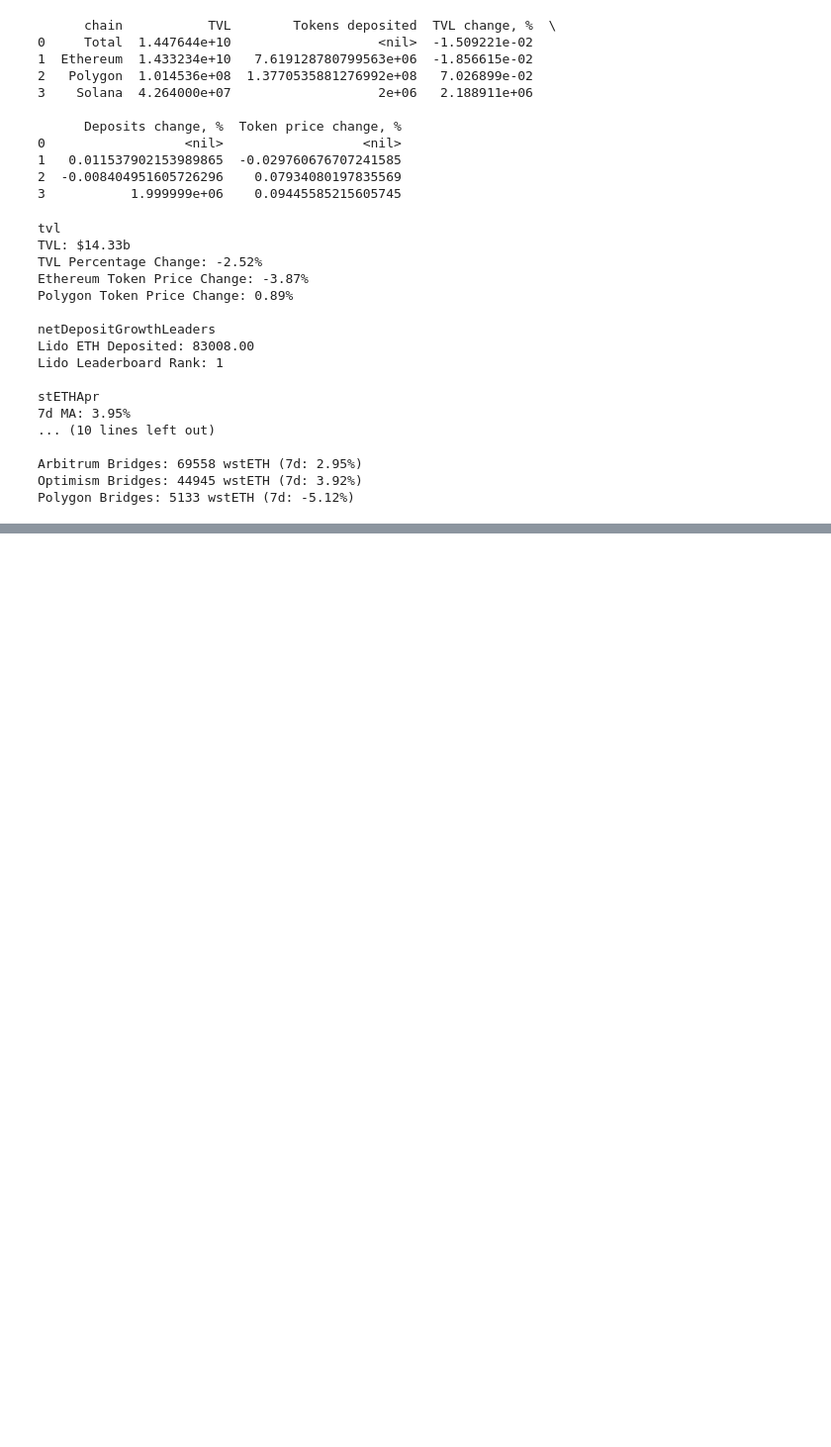
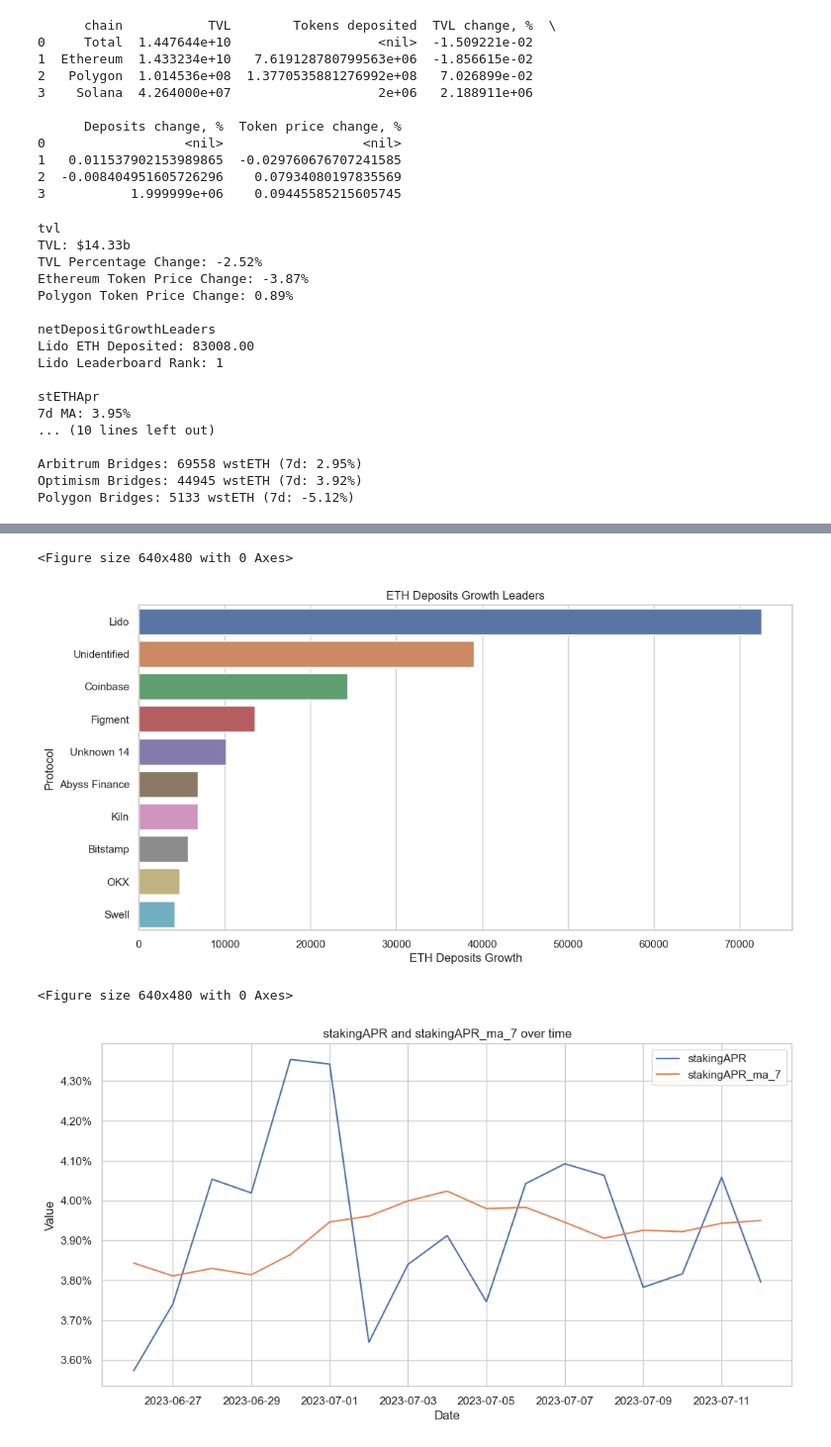
Before and after one commit to lidofinance/analytics-digest-helper, a Jupyter notebook: dune_testing.ipynb, the cells around one changed output, grey strips where cells are left out. Shown: that part at 99% size. Drawn from its saved outputs; the diff is of its cells as text; code cells hidden in the pictures; blank space fills up the shorter version.

Commit message:
Graphs

```diff
--- a/dune_testing.ipynb
+++ b/dune_testing.ipynb
@@ -311,6 +313,9 @@ stETHApr
 Arbitrum Bridges: 69558 wstETH (7d: 2.95%)
 Optimism Bridges: 44945 wstETH (7d: 3.92%)
 Polygon Bridges: 5133 wstETH (7d: -5.12%)
+# %%
+with open('dune_data.pkl', 'rb') as f:
+    res = pickle.load(f)
 # %%
 from langchain.chat_models import ChatOpenAI
 from langchain.schema import (AIMessage, HumanMessage, SystemMessage)
@@ -540,0 +601,10 @@ Check out the Lido Dashboards Catalogue https://dune.com/lido/lido-dashboards-ca
+# %%
+from pathlib import Path
+for k, v in res.items():
+    if graphing_functions[k] is not None:
+        graphing_functions[k](v)
+# %% [output]
+<Figure size 640x480 with 0 Axes>
+[figure, added]
+<Figure size 640x480 with 0 Axes>
+[figure, added]
```
Also changed, not shown: parts of 4 cells of this notebook, 5 other files.
